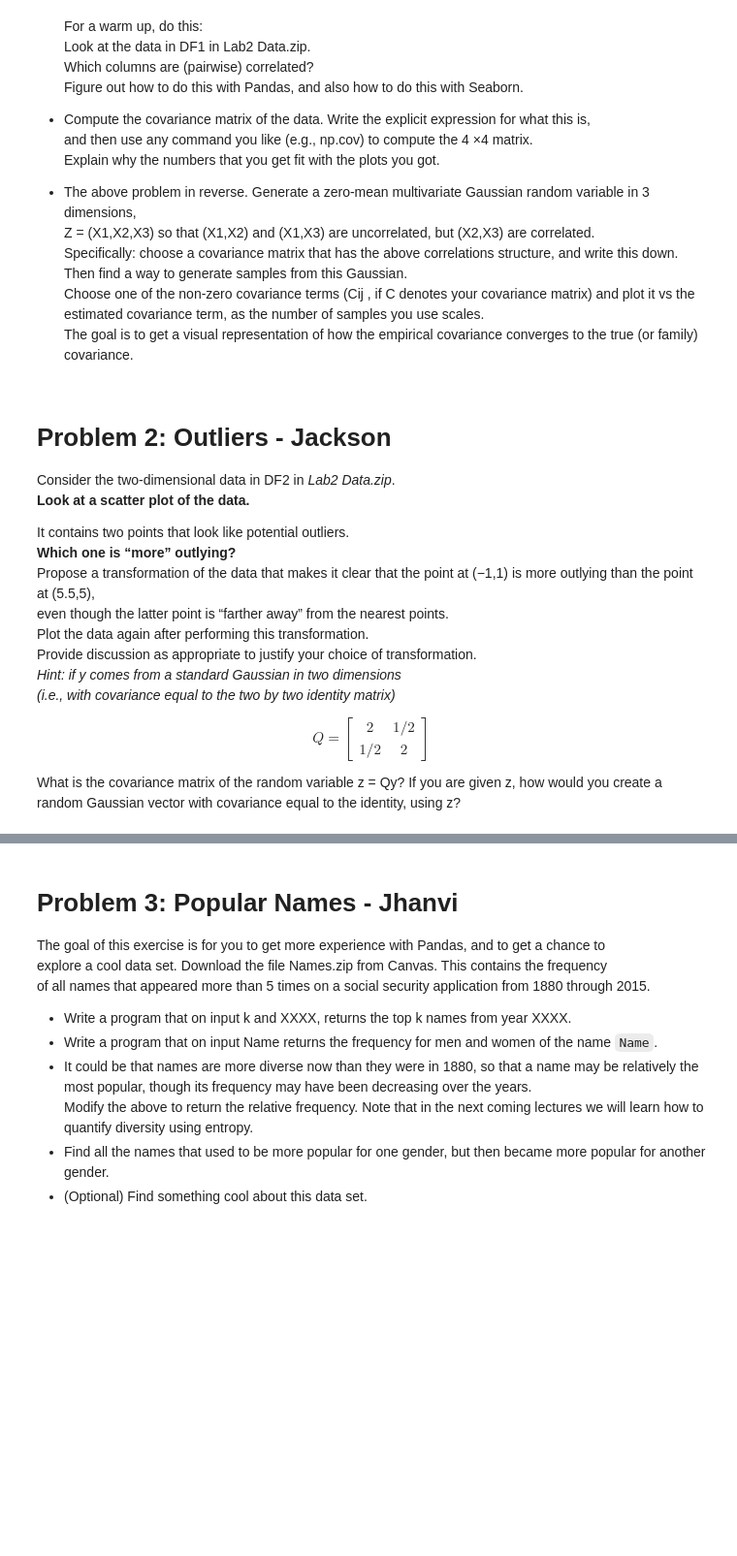
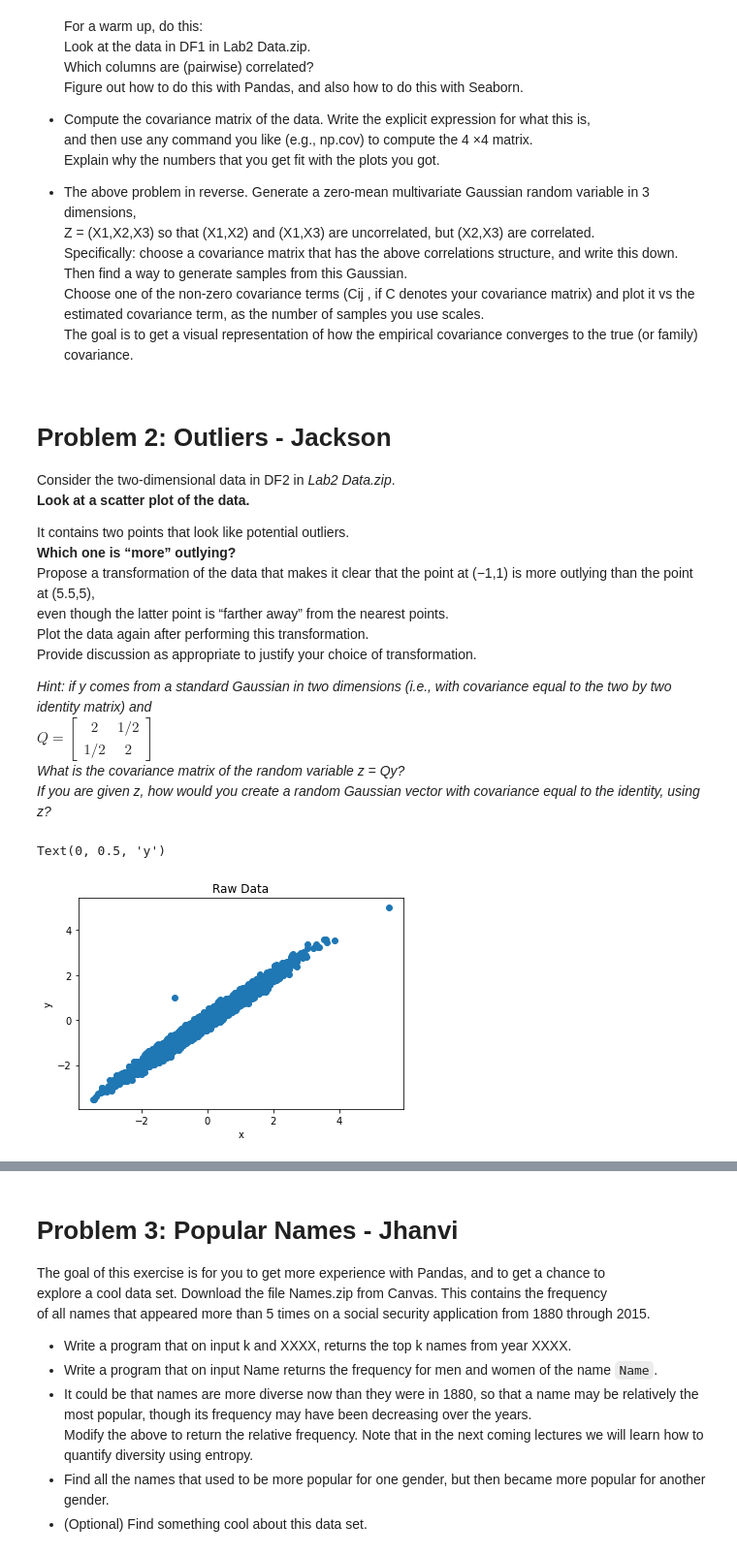
Before and after one commit to JacksonPaull/ee_460j_dslab, a Jupyter notebook: 02_lab/code.ipynb, the cells around one changed output, grey strips where cells are left out. Shown at 97% size. Drawn from its saved outputs; the diff is of its cells as text; code cells hidden in the pictures; blank space fills up the shorter version.

```diff
--- a/02_lab/code.ipynb
+++ b/02_lab/code.ipynb
@@ -27,10 +27,25 @@ Propose a transformation of the data that makes it clear that the point at (−1
 even though the latter point is “farther away” from the nearest points.
 Plot the data again after performing this transformation.
 Provide discussion as appropriate to justify your choice of transformation.
-<i>Hint: if y comes from a standard Gaussian in two dimensions
-(i.e., with covariance equal to the two by two identity matrix)</i>
 
-$$Q = \begin{bmatrix} 2 & 1/2 \\ 1/2 & 2\end{bmatrix}$$
 
-What is the covariance matrix of the random variable z = Qy? If you are given z, how would you
-create a random Gaussian vector with covariance equal to the identity, using z?
+<i>Hint: if y comes from a standard Gaussian in two dimensions (i.e., with covariance equal to the two by two identity matrix) and
+$Q = \begin{bmatrix} 2 & 1/2 \\ 1/2 & 2\end{bmatrix}$
+What is the covariance matrix of the random variable z = Qy?
+If you are given z, how would you create a random Gaussian vector with covariance equal to the identity, using z? </i>
+# %%
+#The usual suspects
+import pandas as pd
+import numpy as np
+import matplotlib.pyplot as plt
+from math import sqrt
+
+
+df2 = pd.read_csv('./Lab2_Data/DF2', index_col = 0, names=['x', 'y'], skiprows=1)
+plt.scatter(df2['x'], df2['y'])
+plt.title('Raw Data')
+plt.xlabel('x')
+plt.ylabel('y')
+# %% [output]
+Text(0, 0.5, 'y')
+[figure, added]
```
Also changed, not shown: parts of 3 cells of this notebook, 1 other file.
